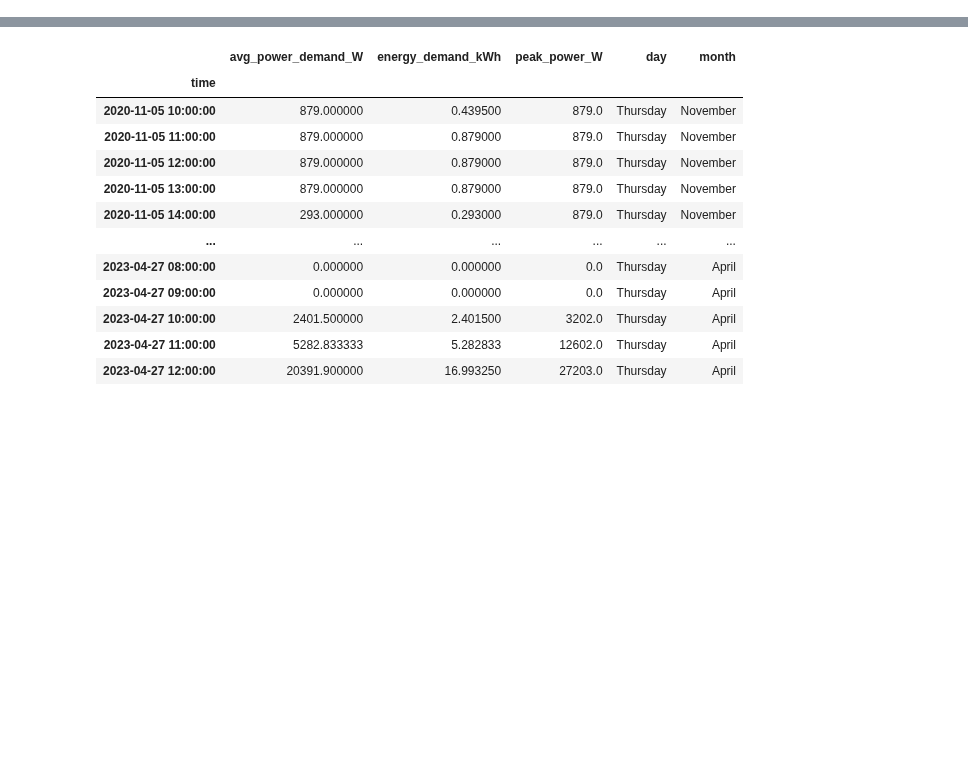
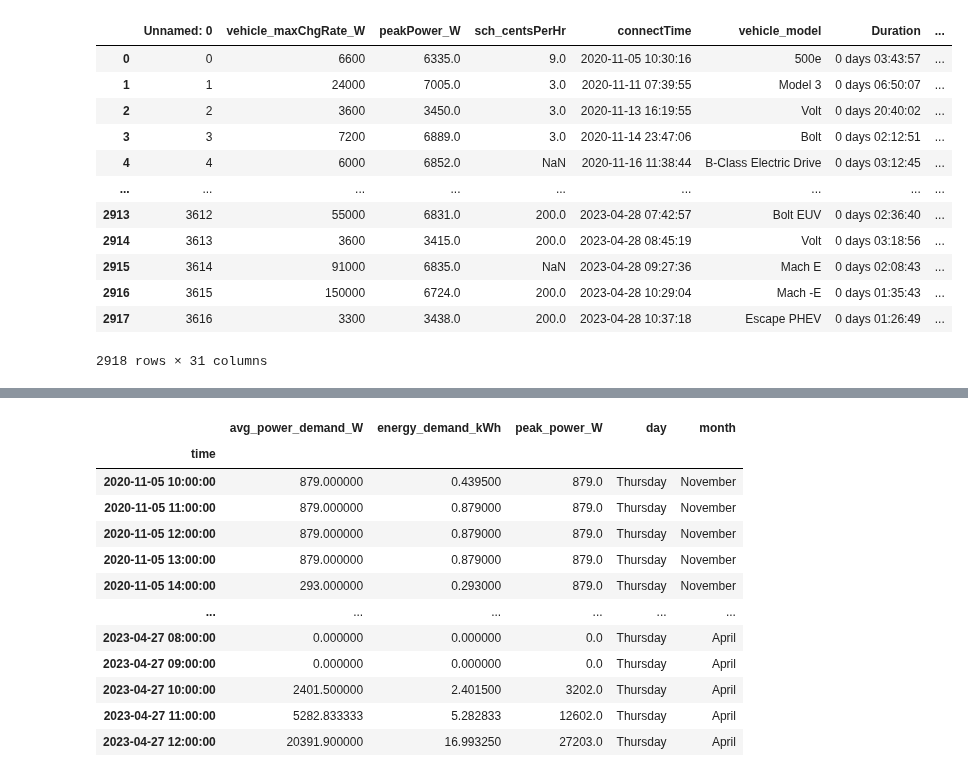
Before and after one commit to winston-edwin-chiong/slrpEV-data-dashboard, a Jupyter notebook: SessionLvlVIz.ipynb, the cells around one changed output, grey strips where cells are left out. Cells and saved outputs as stored; diff of their text form; code cells hidden in the pictures; blank space fills up the shorter version.

```diff
--- a/SessionLvlVIz.ipynb
+++ b/SessionLvlVIz.ipynb
@@ -262,3 +262,20 @@ class CreateDailyForecasts:
         empty_df = pd.DataFrame(columns=["avg_power_demand_W_predictions", "energy_demand_kWh_predictions", "peak_power_W_predictions"], index=pd.Index([], name="time"))
         empty_df.to_csv("forecastdata/dailyforecasts.csv")
         return empty_df
+# %%
+df = pd.read_csv("data/raw_data.csv")
+df
+# %% [output]
+|  | Unnamed: 0 | vehicle_maxChgRate_W | peakPower_W | sch_centsPerHr | connectTime | vehicle_model | Duration | ... |
+| 0 | 0 | 6600 | 6335.0 | 9.0 | 2020-11-05 10:30:16 | 500e | 0 days 03:43:57 | ... |
+| 1 | 1 | 24000 | 7005.0 | 3.0 | 2020-11-11 07:39:55 | Model 3 | 0 days 06:50:07 | ... |
+| 2 | 2 | 3600 | 3450.0 | 3.0 | 2020-11-13 16:19:55 | Volt | 0 days 20:40:02 | ... |
+| 3 | 3 | 7200 | 6889.0 | 3.0 | 2020-11-14 23:47:06 | Bolt | 0 days 02:12:51 | ... |
+| 4 | 4 | 6000 | 6852.0 | NaN | 2020-11-16 11:38:44 | B-Class Electric Drive | 0 days 03:12:45 | ... |
+| ... | ... | ... | ... | ... | ... | ... | ... | ... |
+| 2913 | 3612 | 55000 | 6831.0 | 200.0 | 2023-04-28 07:42:57 | Bolt EUV | 0 days 02:36:40 | ... |
+| 2914 | 3613 | 3600 | 3415.0 | 200.0 | 2023-04-28 08:45:19 | Volt | 0 days 03:18:56 | ... |
+| 2915 | 3614 | 91000 | 6835.0 | NaN | 2023-04-28 09:27:36 | Mach E | 0 days 02:08:43 | ... |
+| 2916 | 3615 | 150000 | 6724.0 | 200.0 | 2023-04-28 10:29:04 | Mach -E | 0 days 01:35:43 | ... |
+| 2917 | 3616 | 3300 | 3438.0 | 200.0 | 2023-04-28 10:37:18 | Escape PHEV | 0 days 01:26:49 | ... |
+2918 rows × 31 columns
```
Also changed, not shown: parts of 5 cells of this notebook, 4 other files.
